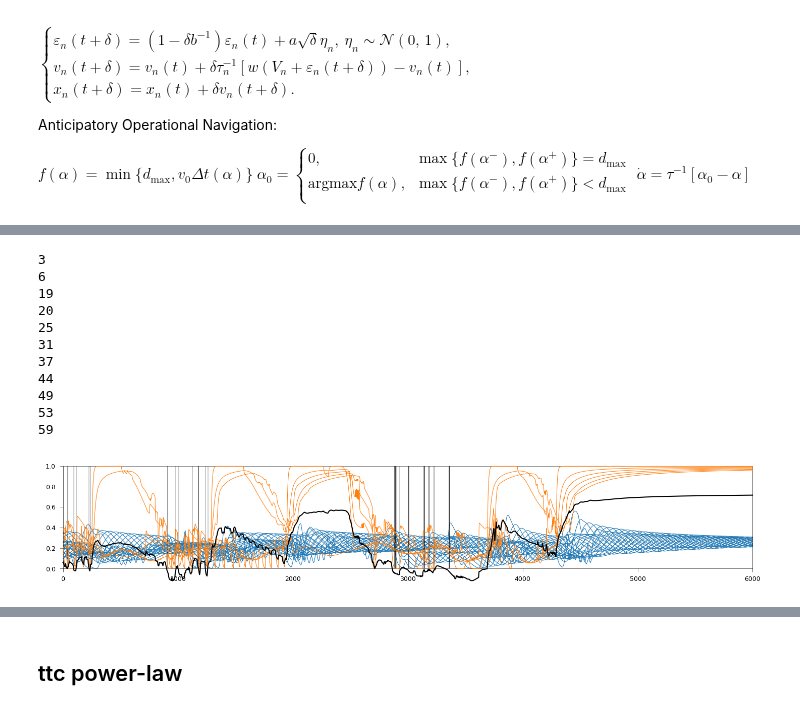
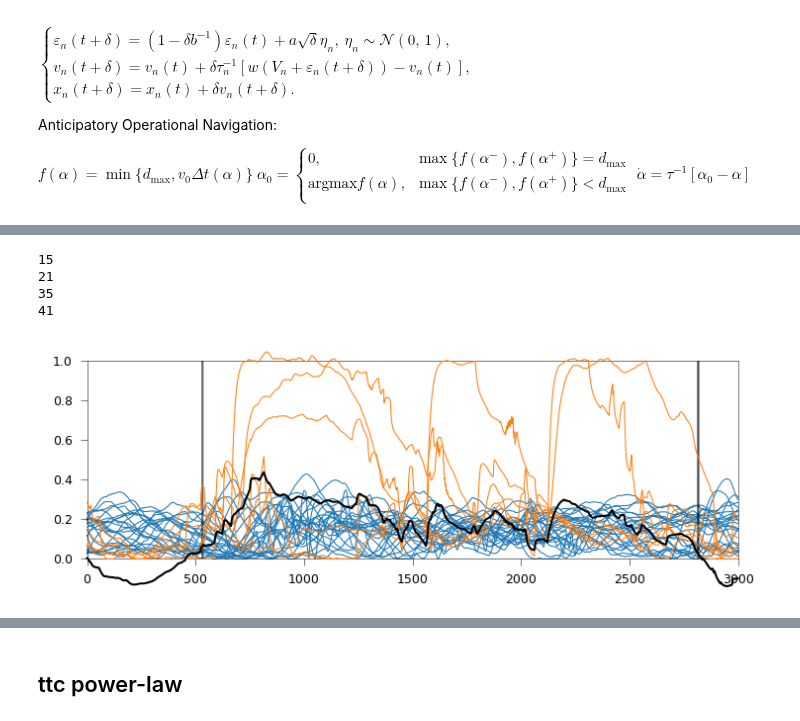
Before and after one commit to EPFL-ENAC/LUTS-pneuma-simulator, a Jupyter notebook: notebooks/sandbox.ipynb, the cells around one changed output, grey strips where cells are left out. Drawn from its saved outputs; the diff is of its cells as text; code cells hidden in the pictures.

```diff
--- a/notebooks/sandbox.ipynb
+++ b/notebooks/sandbox.ipynb
@@ -130,19 +290,19 @@ permutation = (n_cars, n_moto)
 # %%
-# def loader(permutation, verbose=True):
-verbose = True
-items = []
-with zipfile.ZipFile(f"{path}{permutation}_det_hom.zip", "r") as ziph:
-    # ziph is zipfile handle
-    for filename in ziph.namelist():
-        if filename.endswith(").jsonl"):
-            # Opening JSONL file
-            with ziph.open(filename, "r") as openfile:
-                # Reading from JSONL file
-                # https://stackoverflow.com/questions/2081836/
-                for i, line in enumerate(tqdm(openfile)):
-                    item = json.loads(line)
-                    if isinstance(item[0], list):
-                        items.append(item)
-                if verbose:
-                    print(openfile.name)
-#   return items
+## def loader(permutation, verbose=True):
+# verbose = True
+# items = []
+# with zipfile.ZipFile(f"{path}{permutation}_.zip", "r") as ziph:
+#    # ziph is zipfile handle
+#    for filename in ziph.namelist():
+#        if filename.endswith(").jsonl"):
+#            # Opening JSONL file
+#            with ziph.open(filename, "r") as openfile:
+#                # Reading from JSONL file
+#                # https://stackoverflow.com/questions/2081836/
+#                for i, line in enumerate(tqdm(openfile)):
+#                    item = json.loads(line)
+#                    if isinstance(item[0], list):
+#                        items.append(item)
+#                if verbose:
+#                    print(openfile.name)
+##   return items
@@ -370,7 +524,7 @@ def inner_loop(frame, v_max):
         phi_moto = norm([sum(vel_x), sum(vel_y)]) / n_moto
     return deg_range, phi_cars, phi_moto
 # %%
-start = int(len(item[0]) * 1 / 3 - 1)
+start = int(len(item[0]) * 2 / 3 - 1)
 # %%
 l_n = []
 for n, item in enumerate(items):
@@ -396,23 +550,16 @@ for n, item in enumerate(items):
                     l_T.append(mean(deg_range))
                     l_DPhi.append(phi_moto - phi_cars)
         l_T = np.round(l_T) / 2
-        if 0 < len(l_T) < 100:
+        if 0 < len(l_T) < 20:
             print(n)
             l_n.append(n)
 # %% [output]
-3
-6
-19
-20
-25
-31
-37
-44
-49
-53
-59
+15
+21
+35
+41
 # %%
-fig, ax = plt.subplots(figsize=(24 * params.cm, 4 * params.cm), dpi=150)
+fig, ax = plt.subplots(figsize=(12 * params.cm, 4 * params.cm), dpi=150)
 item = items[l_n[0]]
 ar = array(item[0])
 n_veh = 2 * n_cars + n_moto
@@ -423,34 +570,34 @@ frame = item[0][0]
 for j, _ in enumerate(frame):
     v0[j] = frame[j]["v0"]
     lam[j] = frame[j]["lam"]
     s0[j] = frame[j]["s0"]
 v_max = list(ov(params.d_max, lam, v0, s0))
 for i in range(ar.shape[1]):
     speeds = []
     for d in ar[start::1, -(i + 1)]:
         speed = d["vel"][0] / v_max[-(i + 1)]
         speeds.append(speed)
     if d["ID"] <= 2 * n_cars:
         zorder = 0
         c = "tab:blue"
     else:
         zorder = 10
         c = "tab:orange"
     plt.plot(speeds, c=c, lw=0.5, clip_on=False, zorder=zorder)
 if n_moto > 0:
     l_DPhi = []
     for t, frame in enumerate(item[0]):
         if t > start:
             deg_range, phi_cars, phi_moto = inner_loop(frame, v_max)
             l_DPhi.append(phi_moto - phi_cars)
             if round(mean(deg_range)) == int(2 * T_c):
                 plt.axvline(t - start, c="k", ls="-", lw=0.2)
     plt.plot(l_DPhi, c="k", lw=1, clip_on=False, zorder=100)
 ax.set_xlim(0, ar.shape[0] - (start + 1))
 ax.set_ylim(0, 1)
 fig.tight_layout(pad=0)
 # %% [output]
-[figure, old version]
+[figure, new version]
 # %%
 frames = []
 n_veh = 2 * n_cars + n_moto
```
Also changed, not shown: parts of 26 cells of this notebook.
